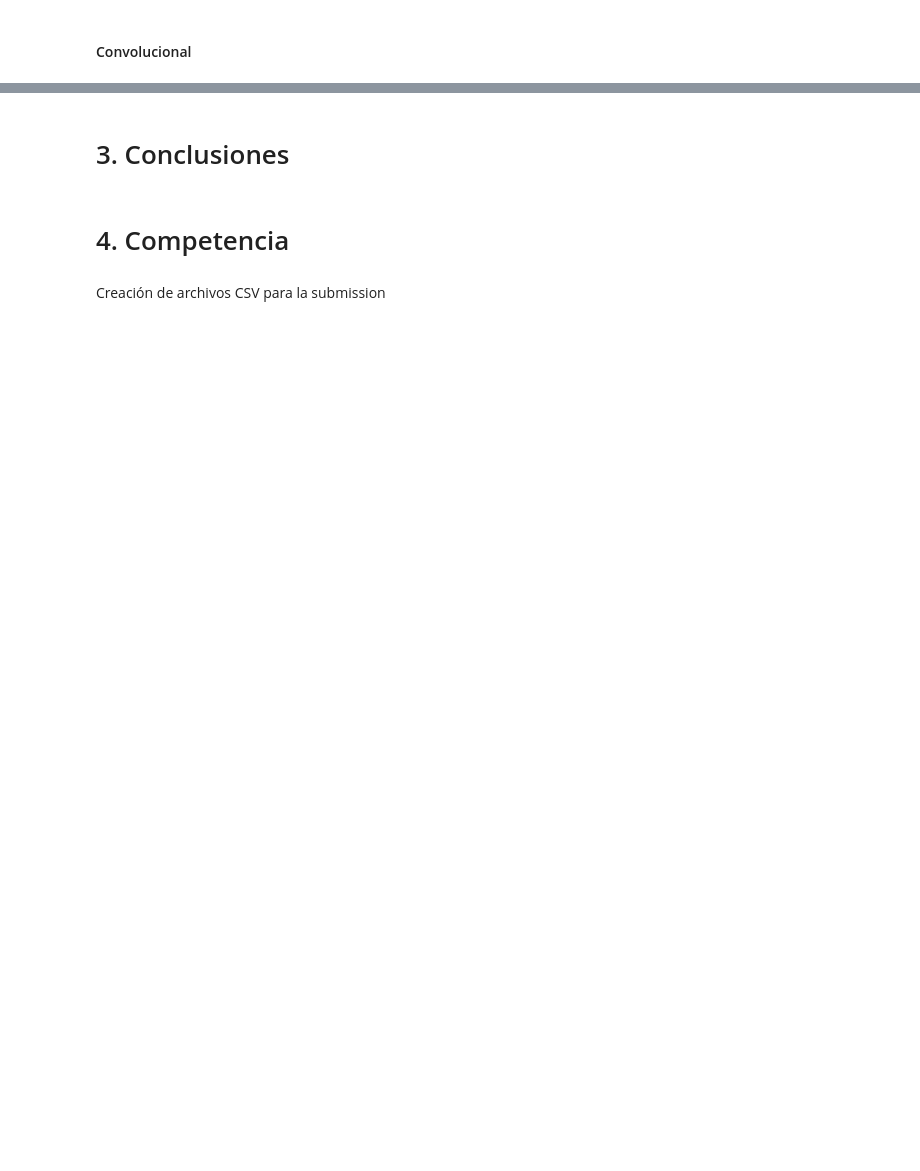
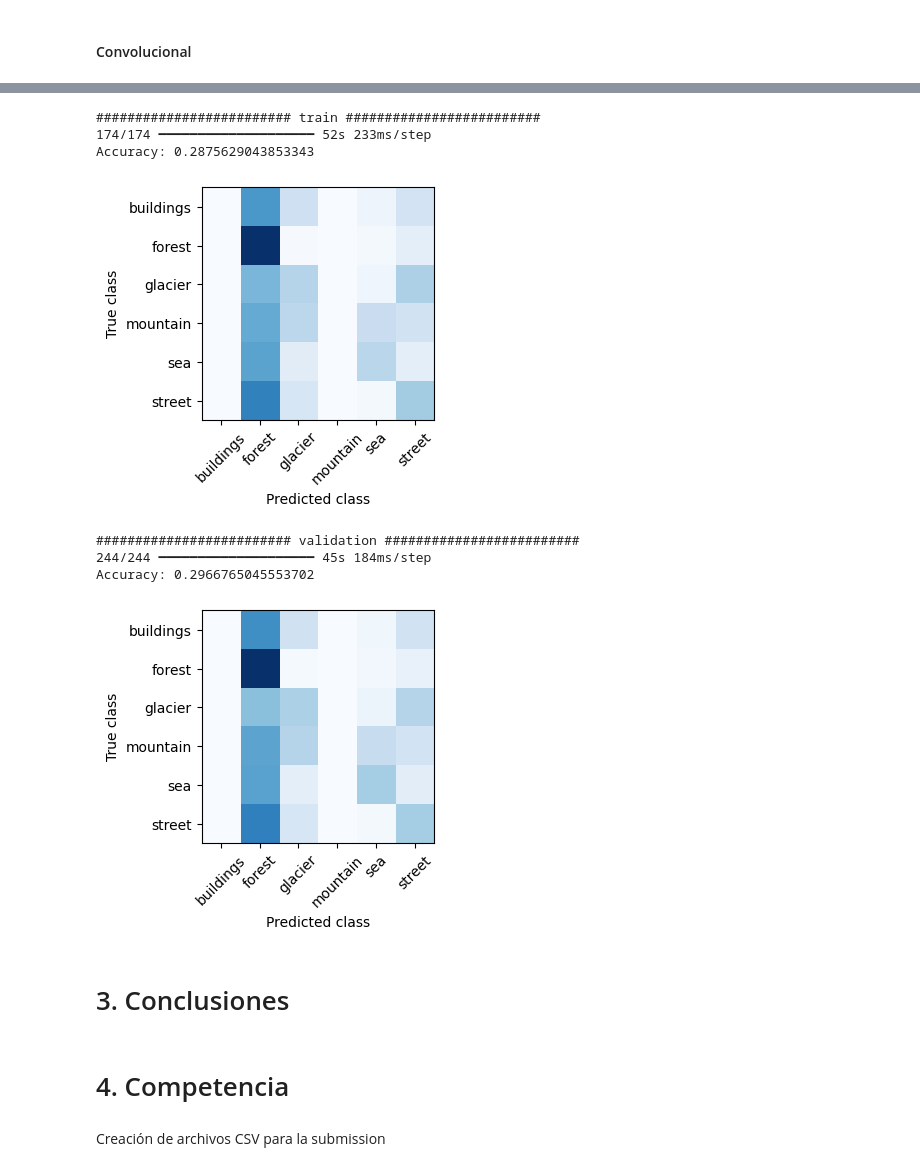
Before and after one commit to BonafedeMarco/UCSE-ML-TP2-2024, a Jupyter notebook: tp2_places.ipynb, the cells around one changed output, grey strips where cells are left out. Cells and saved outputs as stored; diff of their text form; code cells hidden in the pictures; blank space fills up the shorter version.

```diff
--- a/tp2_places.ipynb
+++ b/tp2_places.ipynb
@@ -406,3 +749,16 @@ show_confusion_matrix(model_xception)
+# %%
+model_env2l.set_weights(model_weights_at_epochs[2])
+# %%
+show_confusion_matrix(model_env2l)
+# %% [output]
+######################### train #########################
+174/174 ━━━━━━━━━━━━━━━━━━━━ 52s 233ms/step
+Accuracy: 0.2875629043853343
+[figure, added]
+######################### validation #########################
+244/244 ━━━━━━━━━━━━━━━━━━━━ 45s 184ms/step
+Accuracy: 0.2966765045553702
+[figure, added]
 # %% [markdown]
 # 3. Conclusiones
 # %% [markdown]
```
Also changed, not shown: parts of 47 cells of this notebook.
